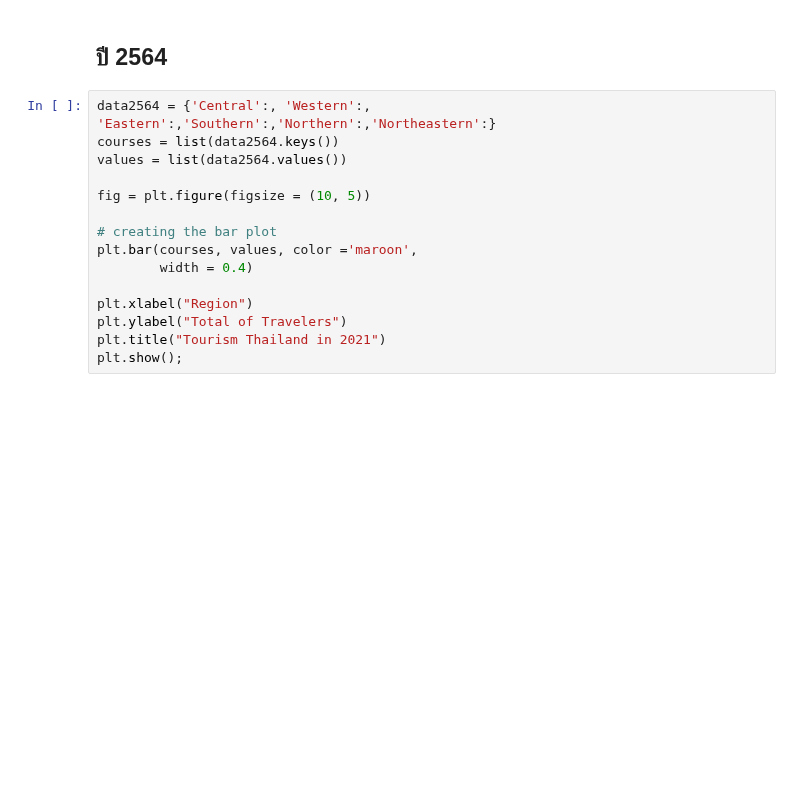
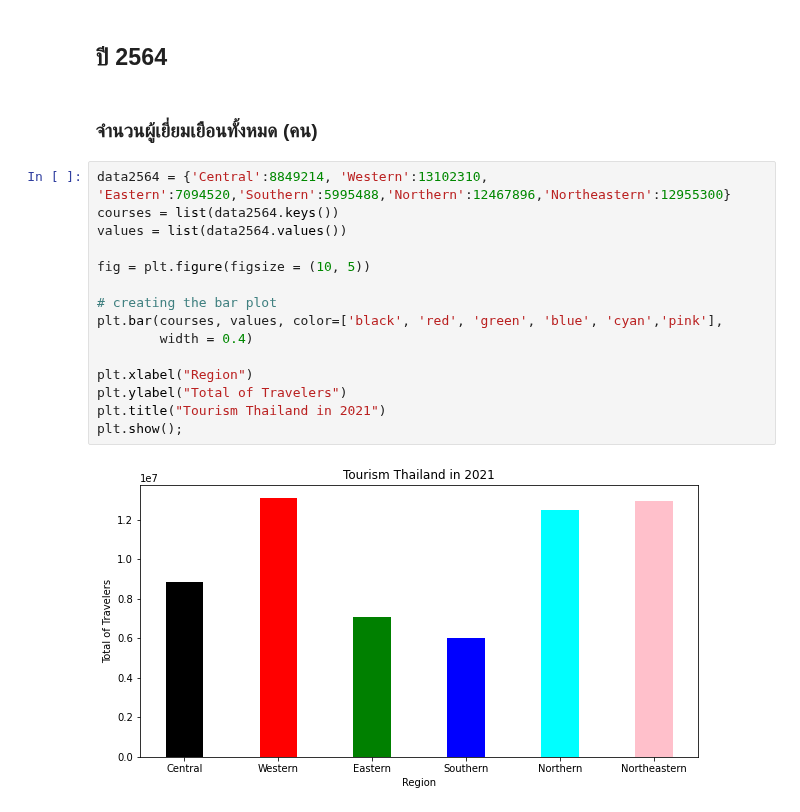
Before and after one commit to SupidchayaTangkidwanich/multivariate, a Jupyter notebook: EDM.ipynb, the cells around one changed output. Drawn from its saved outputs; the diff is of its cells as text; blank space fills up the shorter version.

```diff
--- a/EDM.ipynb
+++ b/EDM.ipynb
@@ -854,17 +856,21 @@ plt.show();
 # %% [markdown]
 ## ปี 2564
+# %% [markdown]
+### จำนวนผู้เยี่ยมเยือนทั้งหมด (คน)
 # %%
-data2564 = {'Central':, 'Western':, 'Eastern':,'Southern':,'Northern':,'Northeastern':}
+data2564 = {'Central':8849214, 'Western':13102310, 'Eastern':7094520,'Southern':5995488,'Northern':12467896,'Northeastern':12955300}
 courses = list(data2564.keys())
 values = list(data2564.values())
 
 fig = plt.figure(figsize = (10, 5))
 
 # creating the bar plot
-plt.bar(courses, values, color ='maroon',
+plt.bar(courses, values, color=['black', 'red', 'green', 'blue', 'cyan','pink'],
         width = 0.4)
 
 plt.xlabel("Region")
 plt.ylabel("Total of Travelers")
 plt.title("Tourism Thailand in 2021")
 plt.show();
+# %% [output]
+[figure, added]
```
Also changed, not shown: parts of 4 cells of this notebook.
